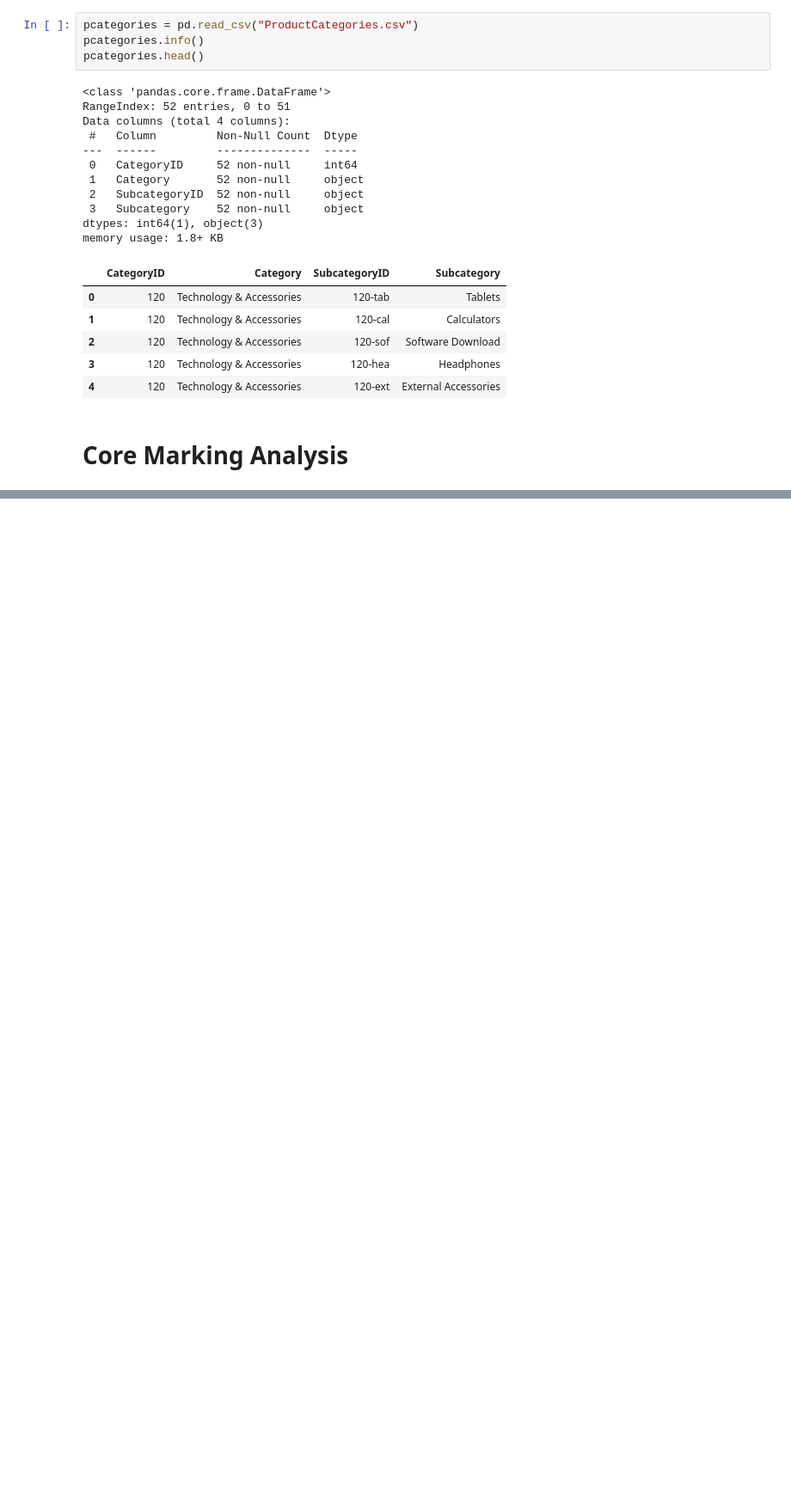
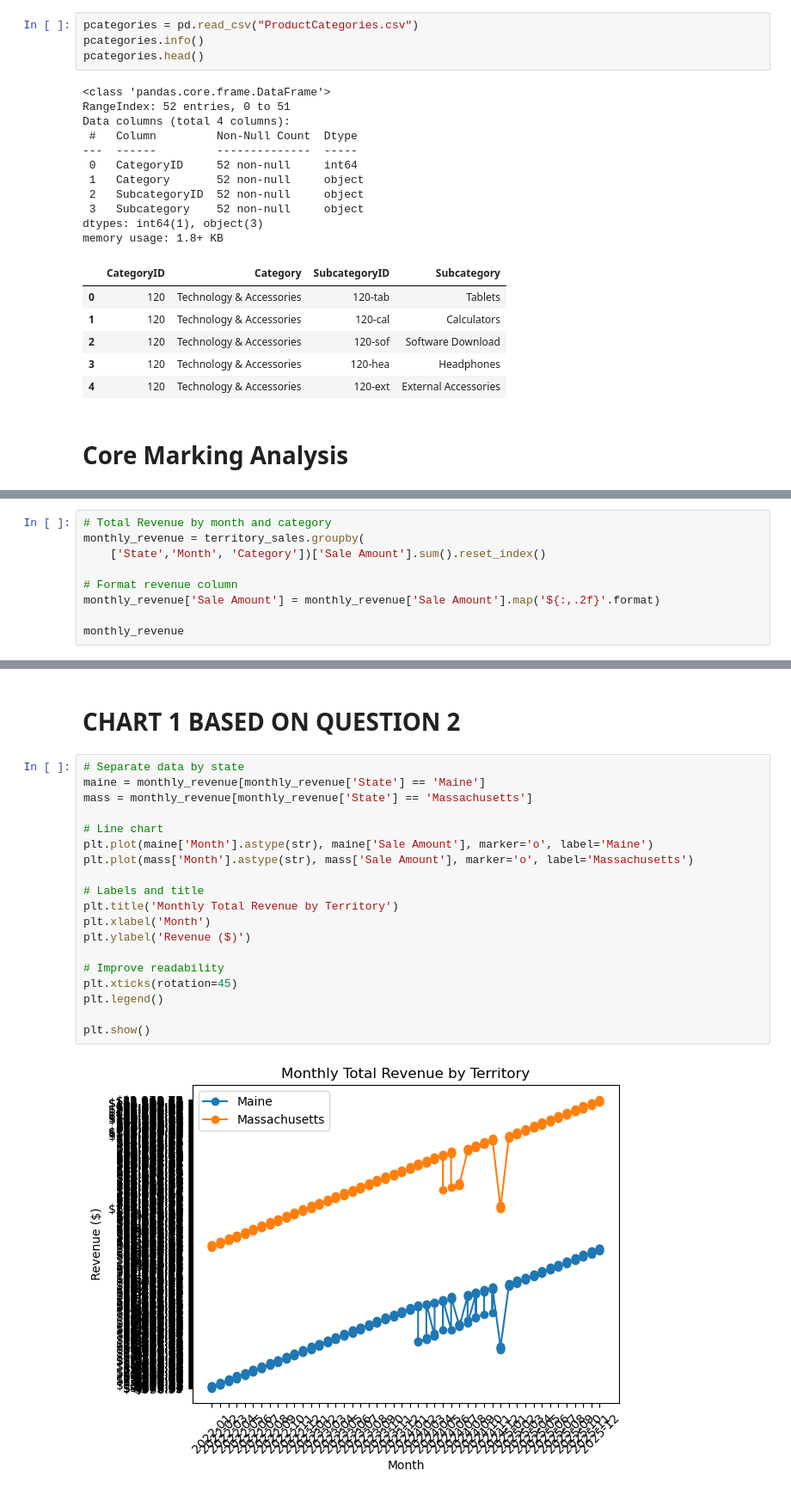
Before and after one commit to namimo06-oss/Capstone_2, a Jupyter notebook: miranda_sales_analysis.ipynb, the cells around one changed output, grey strips where cells are left out. Shown at 86% size. Drawn from its saved outputs; the diff is of its cells as text; blank space fills up the shorter version.

```diff
--- a/miranda_sales_analysis.ipynb
+++ b/miranda_sales_analysis.ipynb
@@ -181,0 +407,9 @@ stored_ranking =
+# %%
+# Total Revenue by month and category
+monthly_revenue = territory_sales.groupby(
+    ['State','Month', 'Category'])['Sale Amount'].sum().reset_index()
+
+# Format revenue column
+monthly_revenue['Sale Amount'] = monthly_revenue['Sale Amount'].map('${:,.2f}'.format)
+
+monthly_revenue
@@ -181,0 +441,23 @@ stored_ranking =
+# %% [markdown]
+# CHART 1 BASED ON QUESTION 2
+# %%
+# Separate data by state
+maine = monthly_revenue[monthly_revenue['State'] == 'Maine']
+mass = monthly_revenue[monthly_revenue['State'] == 'Massachusetts']
+
+# Line chart
+plt.plot(maine['Month'].astype(str), maine['Sale Amount'], marker='o', label='Maine')
+plt.plot(mass['Month'].astype(str), mass['Sale Amount'], marker='o', label='Massachusetts')
+
+# Labels and title
+plt.title('Monthly Total Revenue by Territory')
+plt.xlabel('Month')
+plt.ylabel('Revenue ($)')
+
+# Improve readability
+plt.xticks(rotation=45)
+plt.legend()
+
+plt.show()
+# %% [output]
+[figure, added]
```
Also changed, not shown: parts of 29 cells of this notebook.
